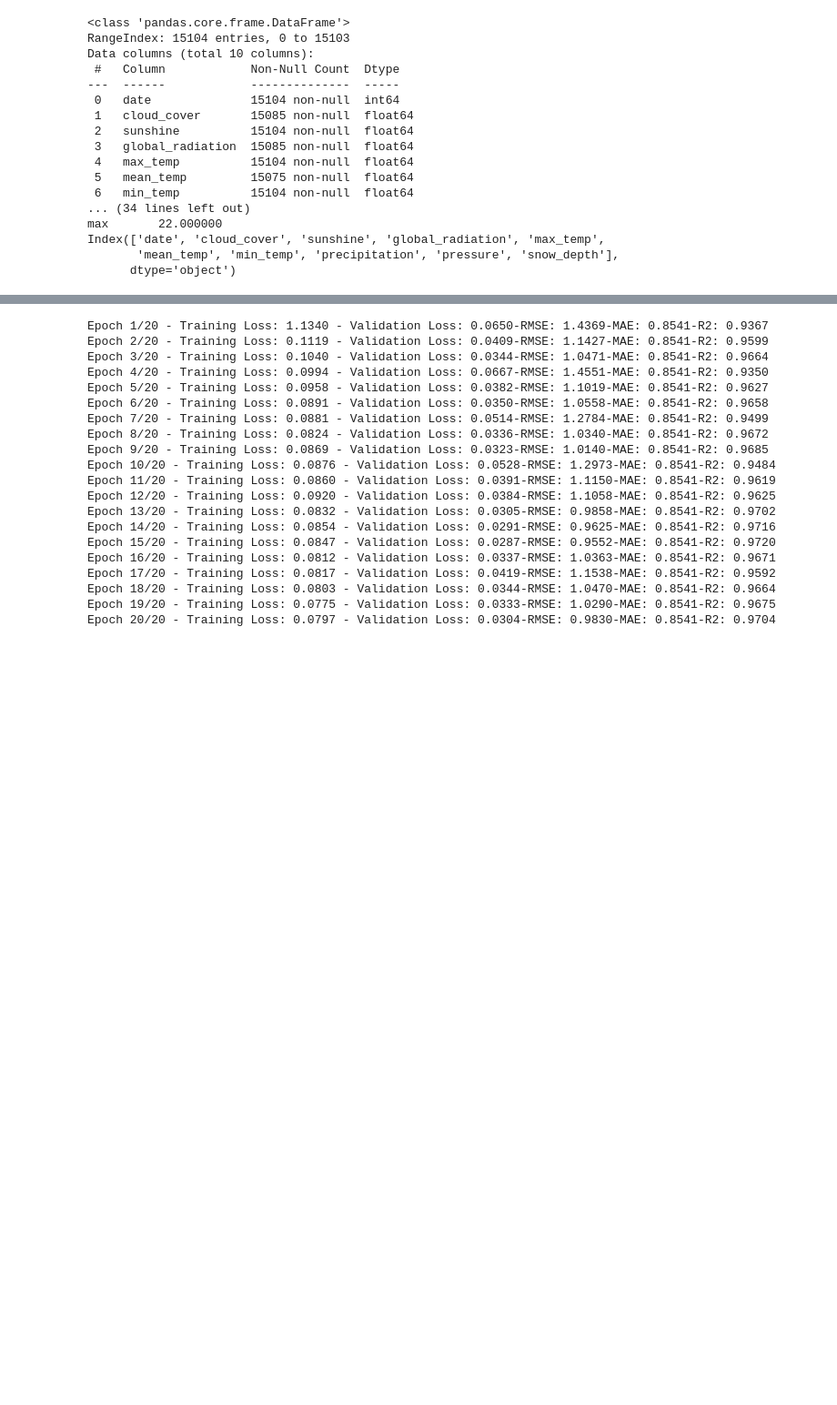
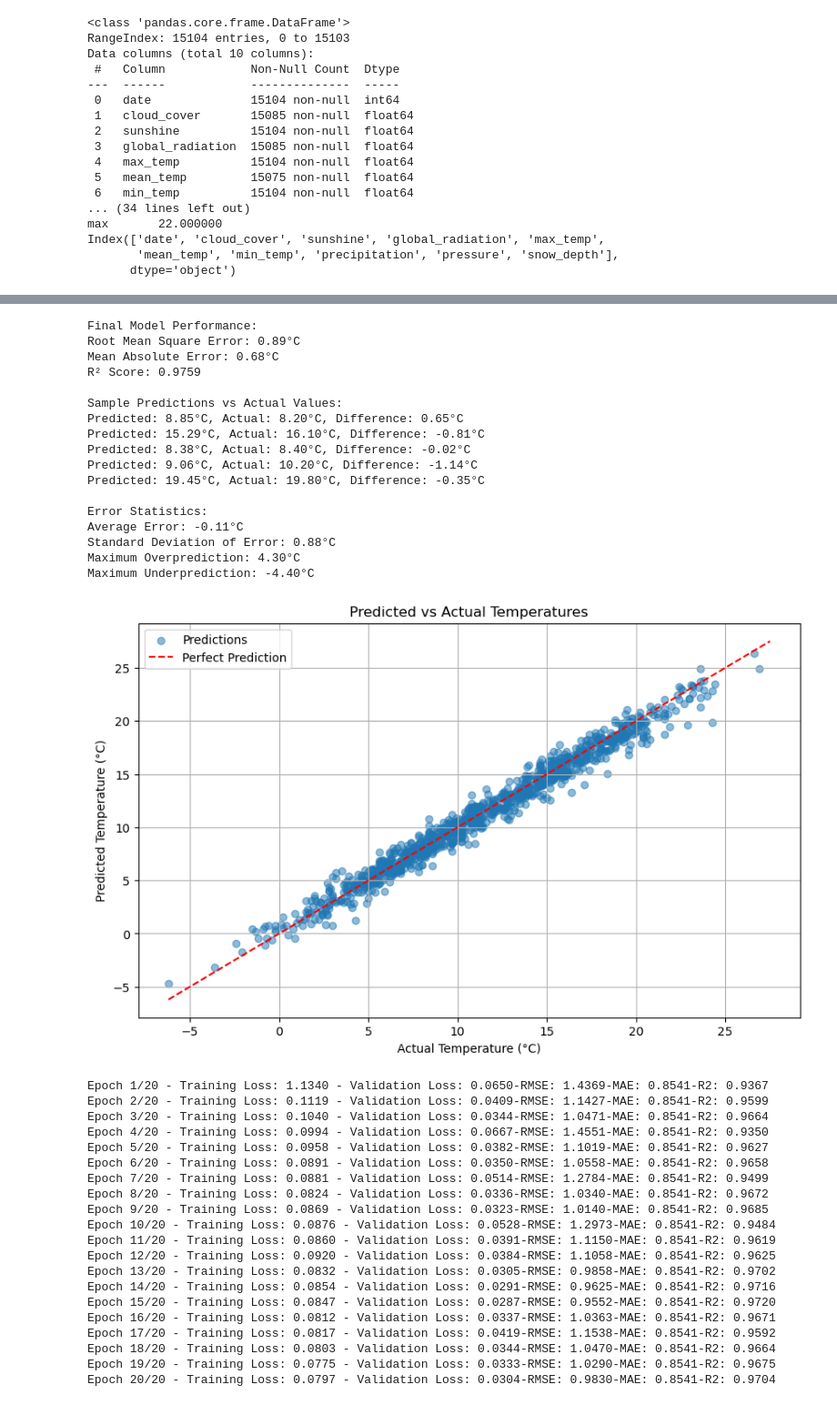
Before and after one commit to KPflitsch/IN3063_Group_1, a Jupyter notebook: task_2/NN/task2NN.ipynb, the cells around one changed output, grey strips where cells are left out. Shown: that part at 91% size. Cells and saved outputs as stored; diff of their text form; code cells hidden in the pictures; blank space fills up the shorter version.

```diff
--- a/task_2/NN/task2NN.ipynb
+++ b/task_2/NN/task2NN.ipynb
@@ -256,3 +313,26 @@ Maximum Underprediction: -4.30°C
+# %%
+predictions, actuals = make_predictions(model, test_loader)
+analyze_predictions(predictions, actuals)
+plot_predictions(predictions, actuals)
+# %% [output]
+Final Model Performance:
+Root Mean Square Error: 0.89°C
+Mean Absolute Error: 0.68°C
+R² Score: 0.9759
+
+Sample Predictions vs Actual Values:
+Predicted: 8.85°C, Actual: 8.20°C, Difference: 0.65°C
+Predicted: 15.29°C, Actual: 16.10°C, Difference: -0.81°C
+Predicted: 8.38°C, Actual: 8.40°C, Difference: -0.02°C
+Predicted: 9.06°C, Actual: 10.20°C, Difference: -1.14°C
+Predicted: 19.45°C, Actual: 19.80°C, Difference: -0.35°C
+
+Error Statistics:
+Average Error: -0.11°C
+Standard Deviation of Error: 0.88°C
+Maximum Overprediction: 4.30°C
+Maximum Underprediction: -4.40°C
+[figure, added]
 # %%
 # Improve model
 # Implement Dropout, Batch Normalisation , more layers
```
Also changed, not shown: parts of 5 cells of this notebook.
